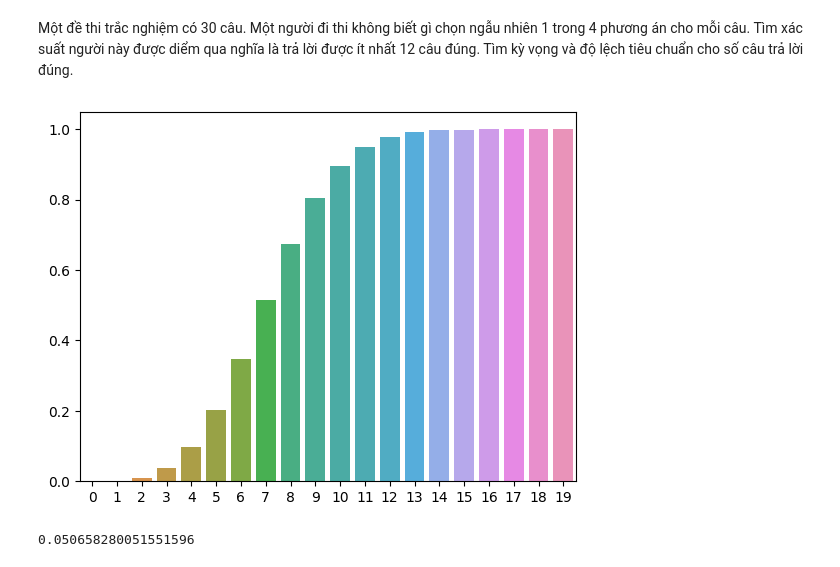
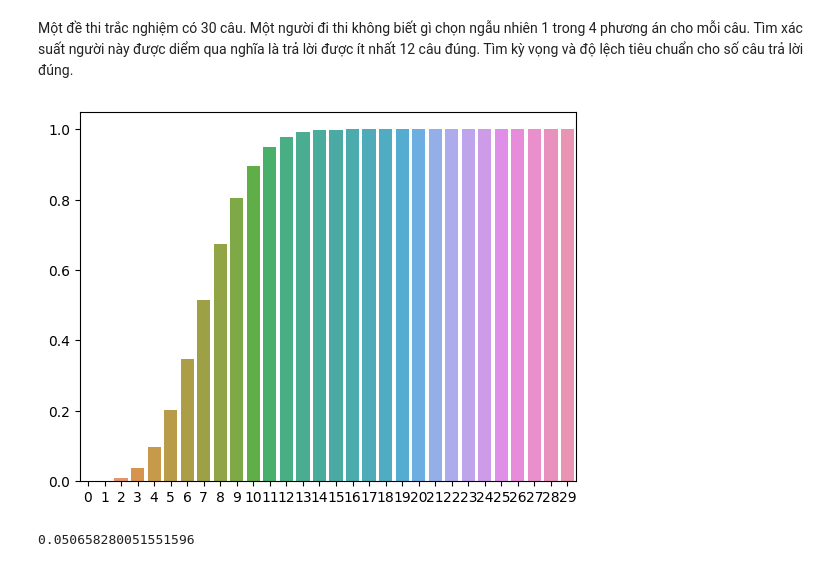
Before and after one commit to MidSeeD/MLFI, a Jupyter notebook: Probability_and_statistics.ipynb, the cells around one changed output. Cells and saved outputs as stored; diff of their text form; code cells hidden in the pictures.

```diff
--- a/Probability_and_statistics.ipynb
+++ b/Probability_and_statistics.ipynb
@@ -276,14 +277,14 @@ Tìm kỳ vọng và độ lệch tiêu chuẩn cho số câu trả lời đúng
 # %%
 from scipy.stats import binom
 import numpy as np
 import matplotlib.pyplot as plt
 
-x= np.arange(0,20,1)
+x= np.arange(0,30,1)
 cdf = binom(30, 0.25).cdf(x)
 sns.barplot(x=x, y=cdf)
 plt.show()
 # %% [output]
-[figure, old version]
+[figure, new version]
 # %%
 import matplotlib.pyplot as plt
 #Tính phân phối nhị thức
```
Also changed, not shown: parts of 13 cells of this notebook.
